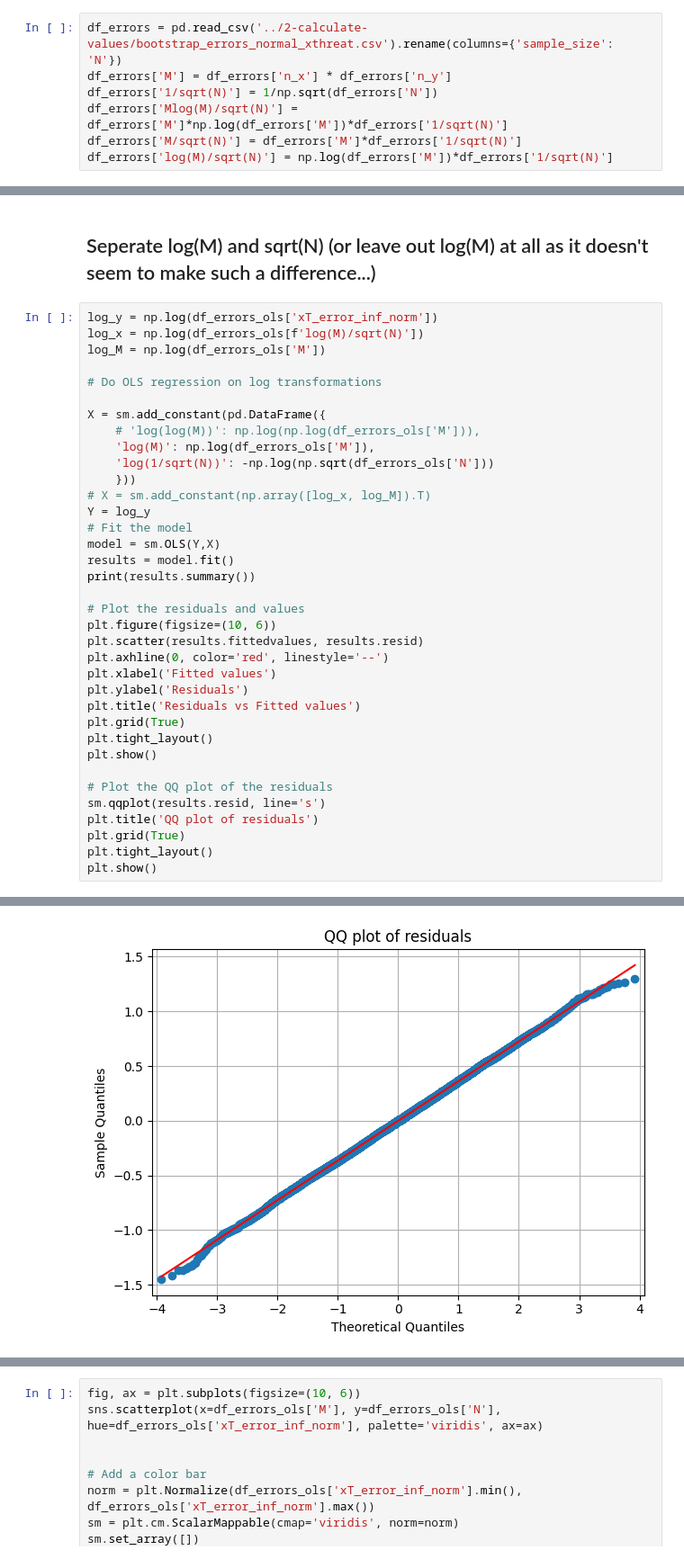
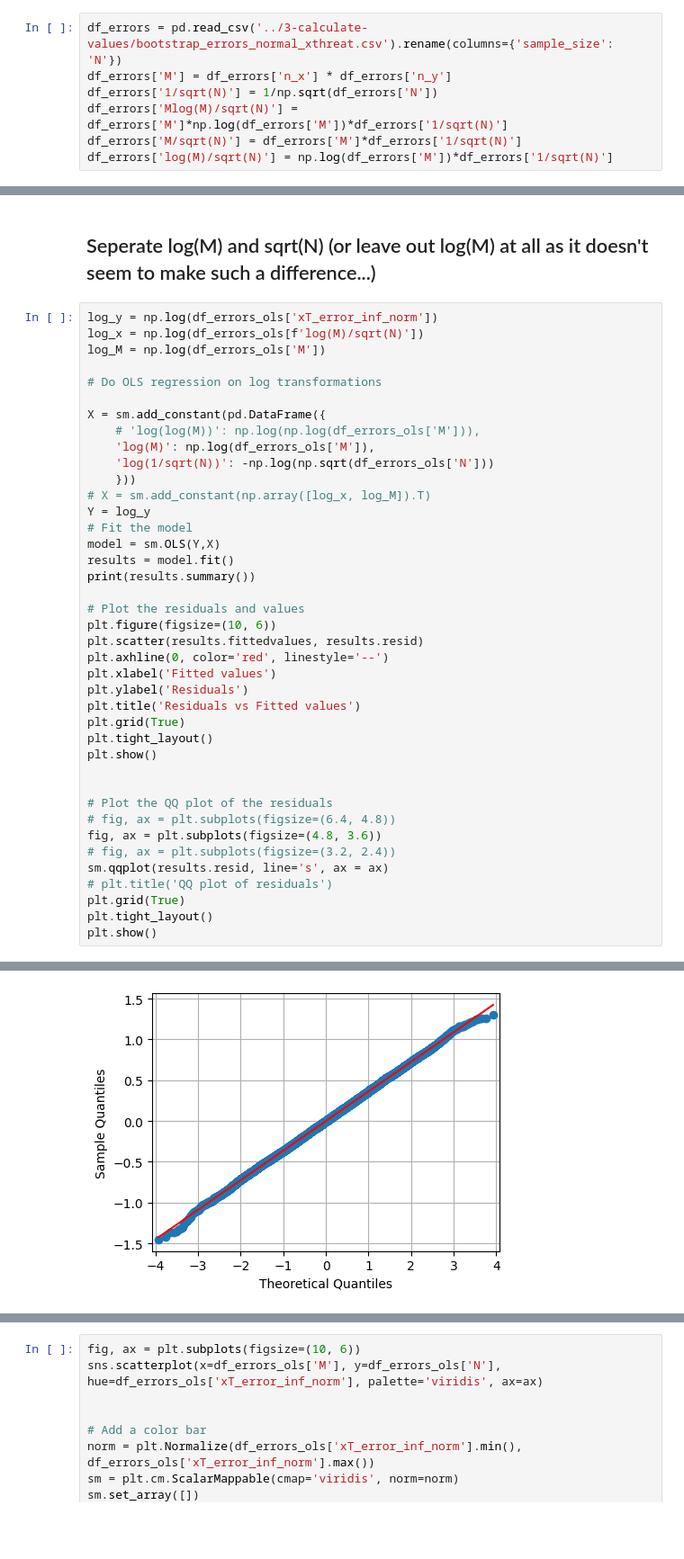
Before and after one commit to kvanarem42/xthreat-error-quantification-agentic, a Jupyter notebook: 4-investigate-results/apply_maximal_error.ipynb, the cells around one changed output, grey strips where cells are left out. Shown at 90% size. Saved outputs shown, nothing was run; the diff lists cells and outputs as text; blank space fills up the shorter version.

```diff
--- a/4-investigate-results/apply_maximal_error.ipynb
+++ b/4-investigate-results/apply_maximal_error.ipynb
@@ -22,7 +22,7 @@ max_max_error = 0.030714285714285715
 # %% [markdown]
 # Import the data
 # %%
-df_errors = pd.read_csv('../2-calculate-values/bootstrap_errors_normal_xthreat.csv').rename(columns={'sample_size': 'N'})
+df_errors = pd.read_csv('../3-calculate-values/bootstrap_errors_normal_xthreat.csv').rename(columns={'sample_size': 'N'})
 df_errors['M'] = df_errors['n_x'] * df_errors['n_y']
 df_errors['1/sqrt(N)'] = 1/np.sqrt(df_errors['N'])
 df_errors['Mlog(M)/sqrt(N)'] = df_errors['M']*np.log(df_errors['M'])*df_errors['1/sqrt(N)']
@@ -453,9 +453,13 @@ plt.grid(True)
 plt.tight_layout()
 plt.show()
 
+
 # Plot the QQ plot of the residuals
-sm.qqplot(results.resid, line='s')
-plt.title('QQ plot of residuals')
+# fig, ax = plt.subplots(figsize=(6.4, 4.8))
+fig, ax = plt.subplots(figsize=(4.8, 3.6))
+# fig, ax = plt.subplots(figsize=(3.2, 2.4))
+sm.qqplot(results.resid, line='s', ax = ax)
+# plt.title('QQ plot of residuals')
 plt.grid(True)
 plt.tight_layout()
 plt.show()
@@ -470,15 +474,15 @@ Time:                        16:04:06   Log-Likelihood:                -9297.8
 No. Observations:               23000   AIC:                         1.860e+04
 Df Residuals:                   22997   BIC:                         1.863e+04
 Df Model:                           2
 Covariance Type:            nonrobust
 ==================================================================================
 ... (10 lines left out)
 ==============================================================================
 
 Notes:
 [1] Standard Errors assume that the covariance matrix of the errors is correctly specified.
 [figure]
-[figure, old version]
+[figure, new version]
 # %%
 # Plot the residuals and values
 plt.figure(figsize=(10, 6))
```
Also changed, not shown: parts of 2 cells of this notebook, 2 other files.
